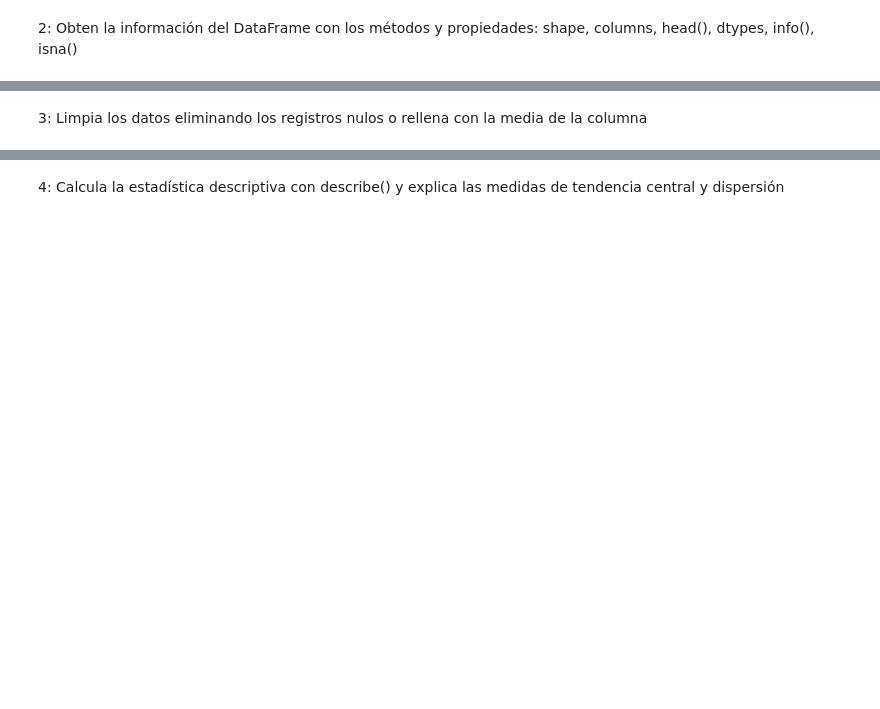
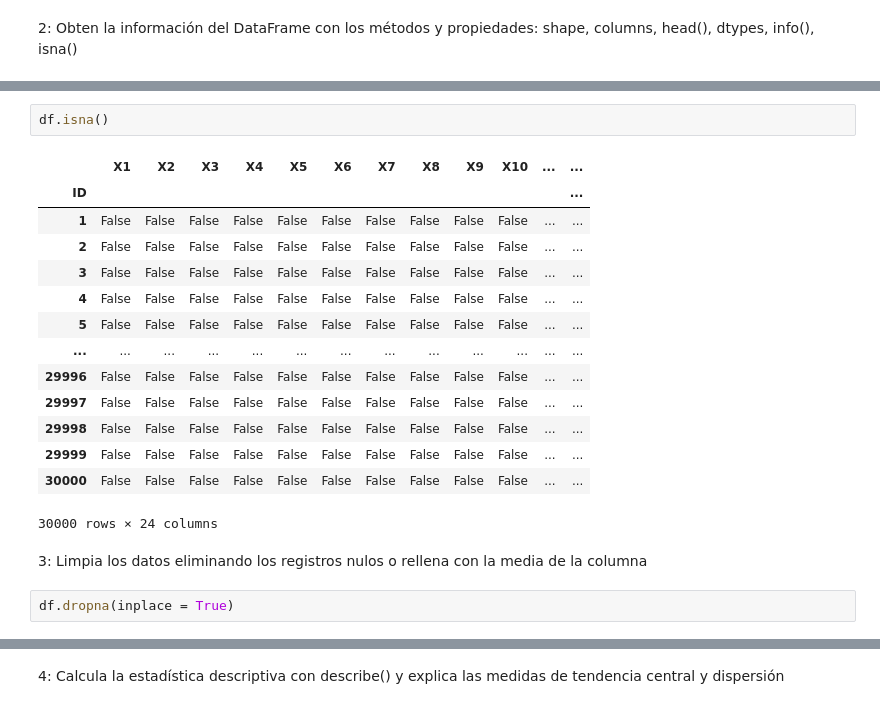
Before and after one commit to PosgradoMNA/actividades-de-aprendizaje-A01794003, a Jupyter notebook: Actividad_Semanal_6,_visualización.ipynb, the cells around one changed output, grey strips where cells are left out. Drawn from its saved outputs; the diff is of its cells as text; blank space fills up the shorter version.

```diff
--- a/Actividad_Semanal_6,_visualización.ipynb
+++ b/Actividad_Semanal_6,_visualización.ipynb
@@ -66,2 +175,21 @@ Yeh, I. C., & Lien, C. H. (2009). The comparisons of data mining techniques for
+# %%
+df.isna()
+# %% [output]
+|  | X1 | X2 | X3 | X4 | X5 | X6 | X7 | X8 | X9 | X10 | ... | ... |
+| ID |  |  |  |  |  |  |  |  |  |  |  | ... |
+| 1 | False | False | False | False | False | False | False | False | False | False | ... | ... |
+| 2 | False | False | False | False | False | False | False | False | False | False | ... | ... |
+| 3 | False | False | False | False | False | False | False | False | False | False | ... | ... |
+| 4 | False | False | False | False | False | False | False | False | False | False | ... | ... |
+| 5 | False | False | False | False | False | False | False | False | False | False | ... | ... |
+| ... | ... | ... | ... | ... | ... | ... | ... | ... | ... | ... | ... | ... |
+| 29996 | False | False | False | False | False | False | False | False | False | False | ... | ... |
+| 29997 | False | False | False | False | False | False | False | False | False | False | ... | ... |
+| 29998 | False | False | False | False | False | False | False | False | False | False | ... | ... |
+| 29999 | False | False | False | False | False | False | False | False | False | False | ... | ... |
+| 30000 | False | False | False | False | False | False | False | False | False | False | ... | ... |
+30000 rows × 24 columns
 # %% [markdown]
 3: Limpia los datos eliminando los registros nulos o rellena con la media de la columna
+# %%
+df.dropna(inplace = True)
```
Also changed, not shown: parts of 13 cells of this notebook.
